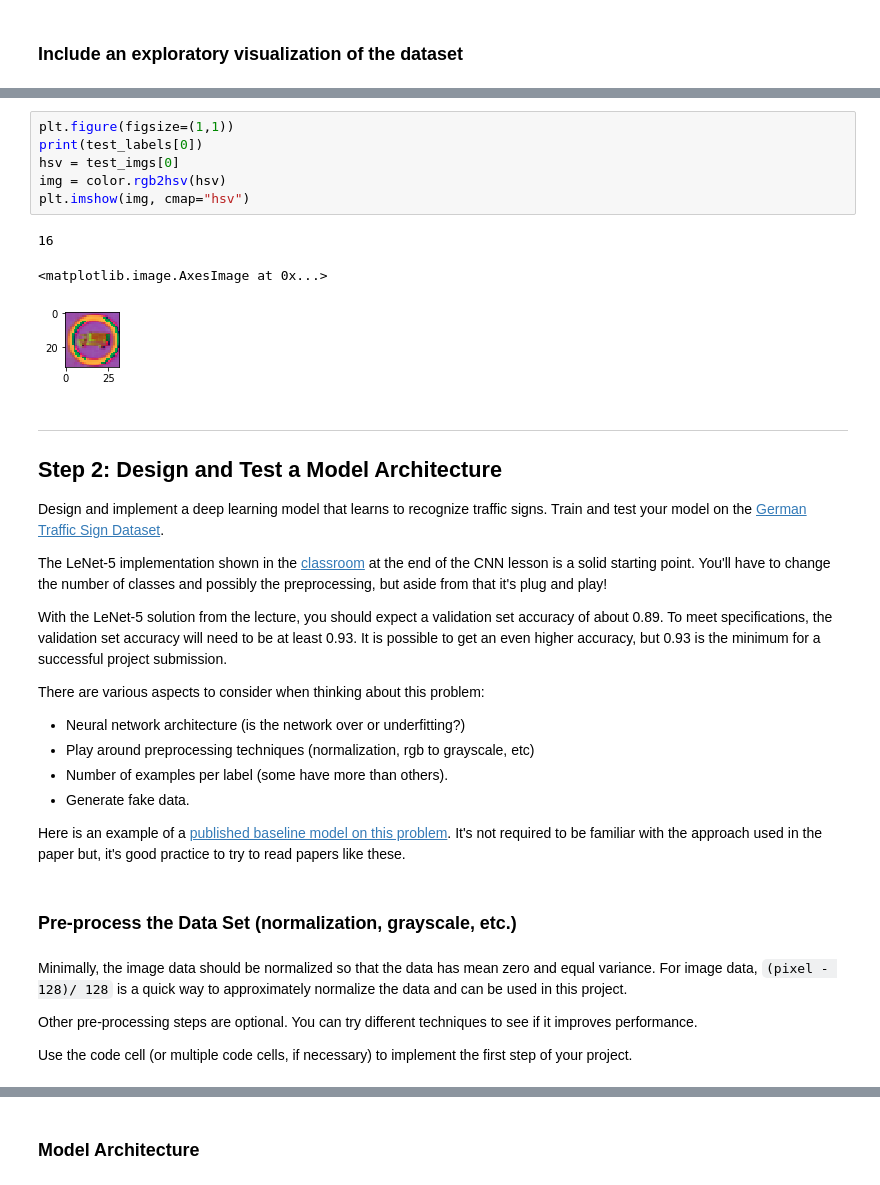
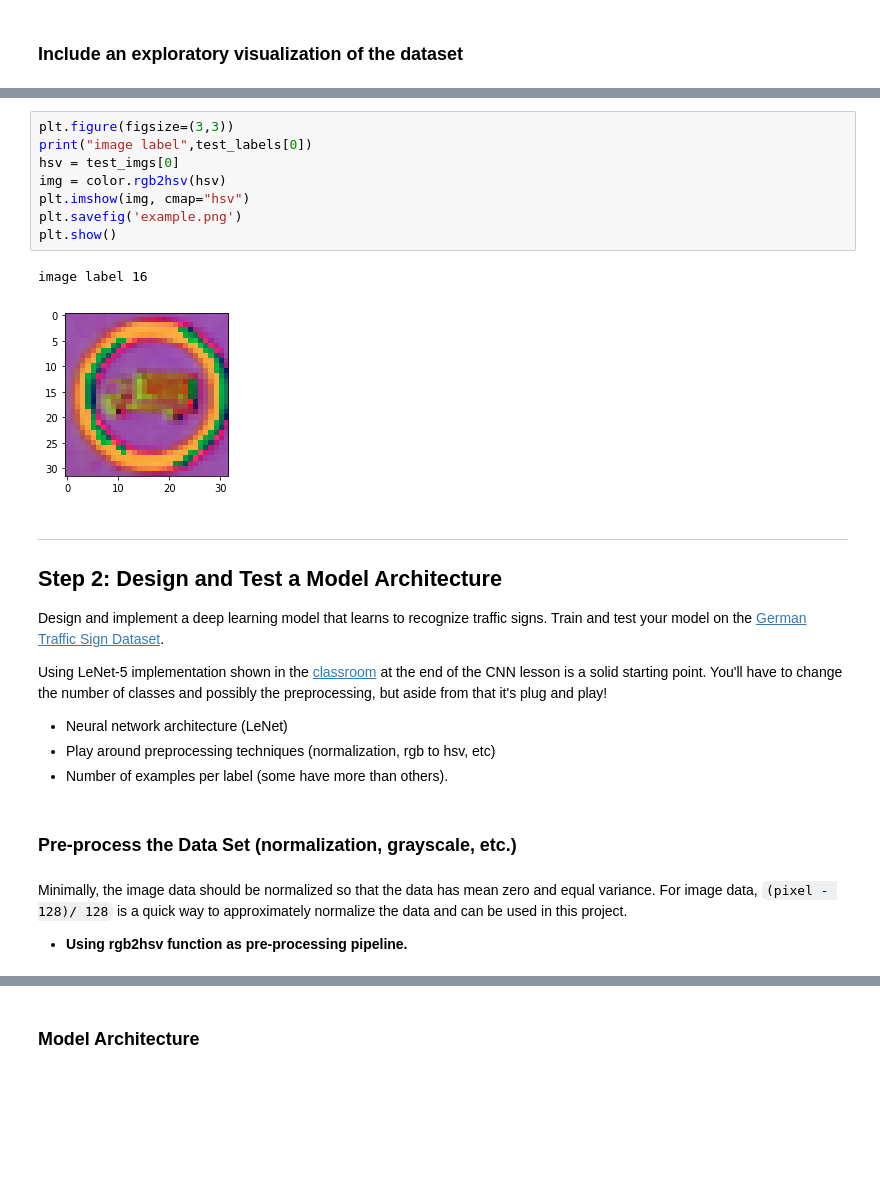
Before and after one commit to BoYuHuang1117/Practical-Autonomous, a Jupyter notebook: traffic sign/Traffic_Sign_Classifier.ipynb, the cells around one changed output, grey strips where cells are left out. Drawn from its saved outputs; the diff is of its cells as text; blank space fills up the shorter version.

```diff
--- a/traffic sign/Traffic_Sign_Classifier.ipynb
+++ b/traffic sign/Traffic_Sign_Classifier.ipynb
@@ -294,13 +246,14 @@ plt.show()
 # %%
-plt.figure(figsize=(1,1))
-print(test_labels[0])
+plt.figure(figsize=(3,3))
+print("image label",test_labels[0])
 hsv = test_imgs[0]
 img = color.rgb2hsv(hsv)
 plt.imshow(img, cmap="hsv")
+plt.savefig('example.png')
+plt.show()
 # %% [output]
-16
+image label 16
-<matplotlib.image.AxesImage at 0x...>
-[figure, old version]
+[figure, new version]
 # %% [markdown]
 ----
 
@@ -308,25 +261,17 @@ plt.imshow(img, cmap="hsv")
 
 Design and implement a deep learning model that learns to recognize traffic signs. Train and test your model on the [German Traffic Sign Dataset](http://benchmark.ini.rub.de/?section=gtsrb&subsection=dataset).
 
-The LeNet-5 implementation shown in the [classroom](https://classroom.udacity.com/nanodegrees/nd013/parts/fbf77062-5703-404e-b60c-95b78b2f3f9e/modules/6df7ae49-c61c-4bb2-a23e-6527e69209ec/lessons/601ae704-1035-4287-8b11-e2c2716217ad/concepts/d4aca031-508f-4e0b-b493-e7b706120f81) at the end of the CNN lesson is a solid starting point. You'll have to change the number of classes and possibly the preprocessing, but aside from that it's plug and play!
+Using LeNet-5 implementation shown in the [classroom](https://classroom.udacity.com/nanodegrees/nd013/parts/fbf77062-5703-404e-b60c-95b78b2f3f9e/modules/6df7ae49-c61c-4bb2-a23e-6527e69209ec/lessons/601ae704-1035-4287-8b11-e2c2716217ad/concepts/d4aca031-508f-4e0b-b493-e7b706120f81) at the end of the CNN lesson is a solid starting point. You'll have to change the number of classes and possibly the preprocessing, but aside from that it's plug and play!
 
-With the LeNet-5 solution from the lecture, you should expect a validation set accuracy of about 0.89. To meet specifications, the validation set accuracy will need to be at least 0.93. It is possible to get an even higher accuracy, but 0.93 is the minimum for a successful project submission.
 
-There are various aspects to consider when thinking about this problem:
-
-- Neural network architecture (is the network over or underfitting?)
-- Play around preprocessing techniques (normalization, rgb to grayscale, etc)
+- Neural network architecture (LeNet)
+- Play around preprocessing techniques (normalization, rgb to hsv, etc)
 - Number of examples per label (some have more than others).
-- Generate fake data.
-
-Here is an example of a [published baseline model on this problem](http://yann.lecun.com/exdb/publis/pdf/sermanet-ijcnn-11.pdf). It's not required to be familiar with the approach used in the paper but, it's good practice to try to read papers like these.
 # %% [markdown]
 ### Pre-process the Data Set (normalization, grayscale, etc.)
 # %% [markdown]
 Minimally, the image data should be normalized so that the data has mean zero and equal variance. For image data, `(pixel - 128)/ 128` is a quick way to approximately normalize the data and can be used in this project.
 
-Other pre-processing steps are optional. You can try different techniques to see if it improves performance.
-
-Use the code cell (or multiple code cells, if necessary) to implement the first step of your project.
+- **Using rgb2hsv function as pre-processing pipeline.**
 # %%
 ### Preprocess the data here. It is required to normalize the data. Other preprocessing steps could include
```
Also changed, not shown: parts of 46 cells of this notebook, 5 other files.
